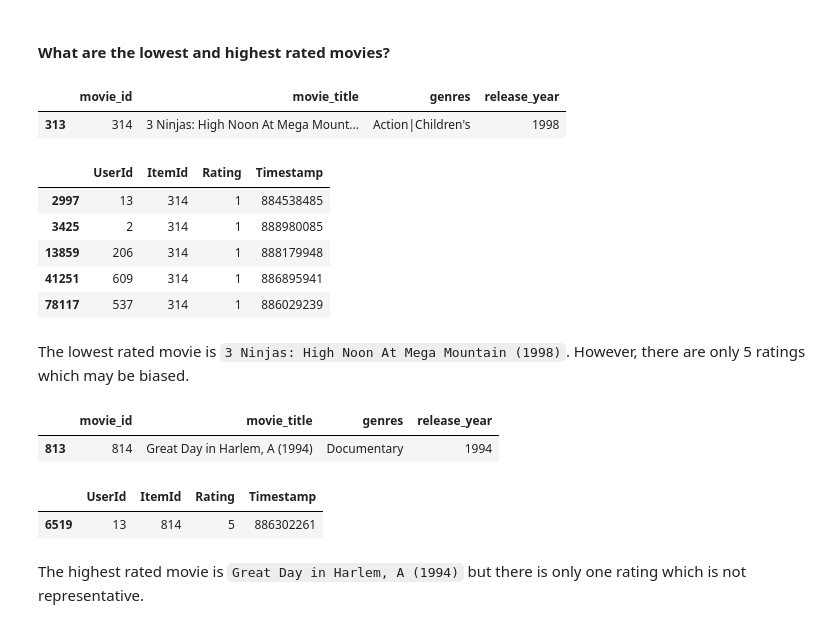
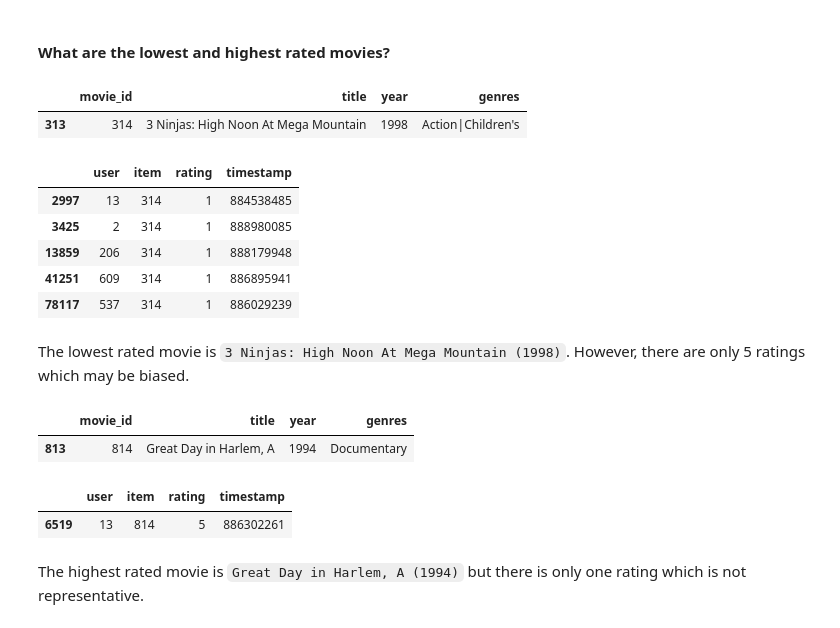
Before and after one commit to PaganMin-11353/dinghui101, a Jupyter notebook: movieLens_EDA.ipynb, the cells around one changed output. Drawn from its saved outputs; the diff is of its cells as text; code cells hidden in the pictures.

```diff
--- a/movieLens_EDA.ipynb
+++ b/movieLens_EDA.ipynb
@@ -22,10 +22,14 @@ rating_df = movie_data.load_ratings()
 
 # Load movie data
 movie_df = movie_data.load_items(
-    process_title=False, process_year=False, process_genres=False, genres_as_binary=False)
+    process_title=True, process_year=True, process_genres=True, genres_as_binary=False)
 
 # Load user data
 user_df= movie_data.load_user_features(True, True)
+
+# Load actors and directors data
+fetched_movies = pd.read_csv("./data/fetched_movies.csv")
+semantics_info = fetched_movies[['MovieLens_ID', 'Director', 'Actors']]
 
 # Display sample data
 print("Ratings Data:", len(rating_df))
@@ -80,16 +103,16 @@ NameError: name 'rating_df' is not defined
 # %% [markdown]
 #### What are the lowest and highest rated movies?
 # %%
-mean_ratings = rating_df.groupby('ItemId')[['Rating']].mean()
-lowest_rated = mean_ratings['Rating'].idxmin()
+mean_ratings = rating_df.groupby('item')[['rating']].mean()
+lowest_rated = mean_ratings['rating'].idxmin()
 movie_df[movie_df['movie_id']==lowest_rated]
 # %% [output]
-|  | movie_id | movie_title | genres | release_year |
-| 313 | 314 | 3 Ninjas: High Noon At Mega Mount... | Action|Children's | 1998 |
+|  | movie_id | title | year | genres |
+| 313 | 314 | 3 Ninjas: High Noon At Mega Mountain | 1998 | Action|Children's |
 # %%
-rating_df[rating_df['ItemId']==lowest_rated]
+rating_df[rating_df['item']==lowest_rated]
 # %% [output]
-|  | UserId | ItemId | Rating | Timestamp |
+|  | user | item | rating | timestamp |
 | 2997 | 13 | 314 | 1 | 884538485 |
 | 3425 | 2 | 314 | 1 | 888980085 |
 | 13859 | 206 | 314 | 1 | 888179948 |
@@ -98,15 +121,15 @@ rating_df[rating_df['ItemId']==lowest_rated]
 # %% [markdown]
 The lowest rated movie is `3 Ninjas: High Noon At Mega Mountain (1998)`. However, there are only 5 ratings which may be biased.
 # %%
-highest_rated = mean_ratings['Rating'].idxmax()
+highest_rated = mean_ratings['rating'].idxmax()
 movie_df[movie_df['movie_id'] == highest_rated]
 # %% [output]
-|  | movie_id | movie_title | genres | release_year |
-| 813 | 814 | Great Day in Harlem, A (1994) | Documentary | 1994 |
+|  | movie_id | title | year | genres |
+| 813 | 814 | Great Day in Harlem, A | 1994 | Documentary |
 # %%
-rating_df[rating_df['ItemId']==highest_rated]
+rating_df[rating_df['item']==highest_rated]
 # %% [output]
-|  | UserId | ItemId | Rating | Timestamp |
+|  | user | item | rating | timestamp |
 | 6519 | 13 | 814 | 5 | 886302261 |
 # %% [markdown]
 The highest rated movie is `Great Day in Harlem, A (1994)` but there is only one rating which is not representative.
```
Also changed, not shown: parts of 14 cells of this notebook, 1 other file.
